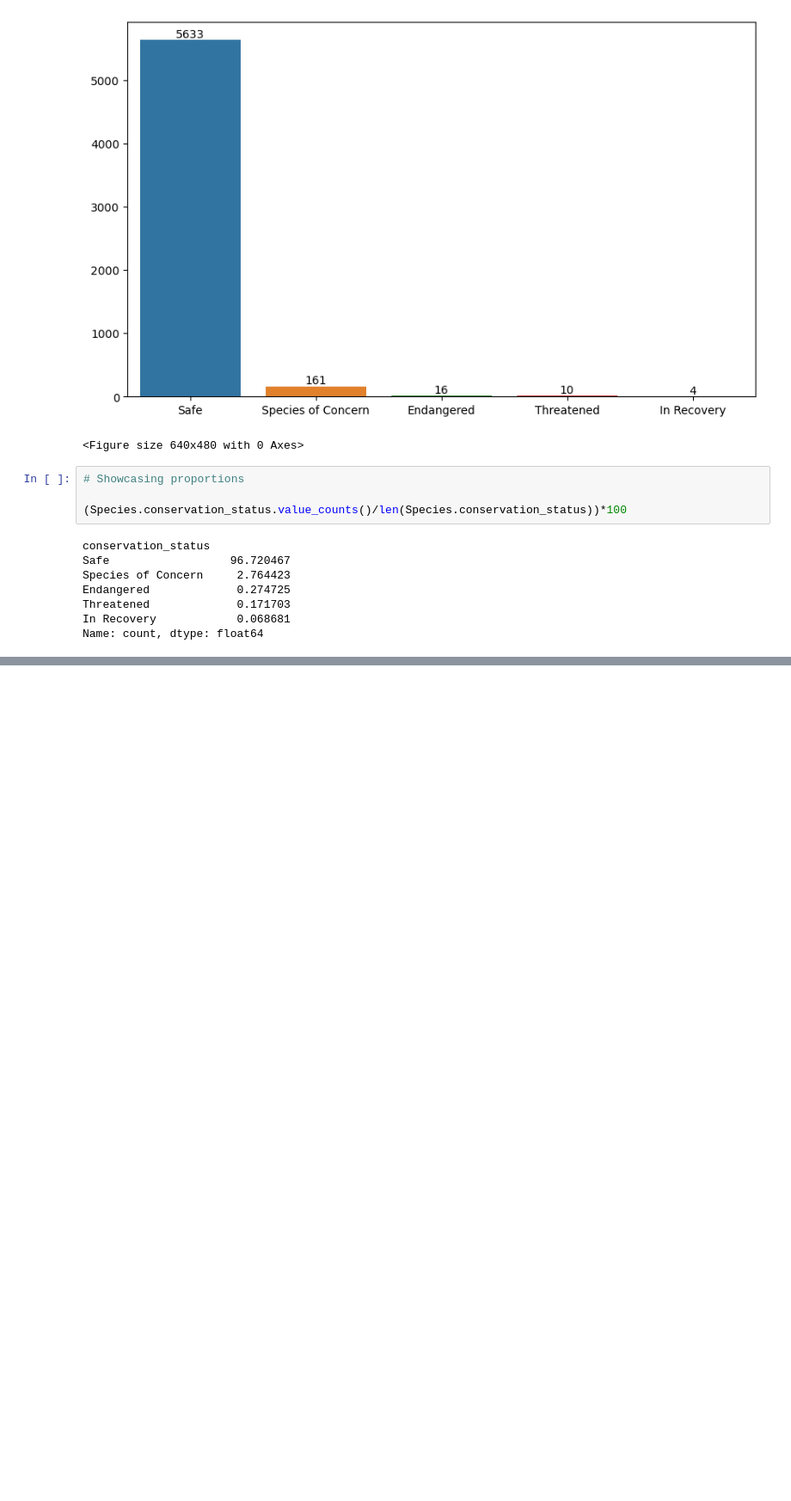
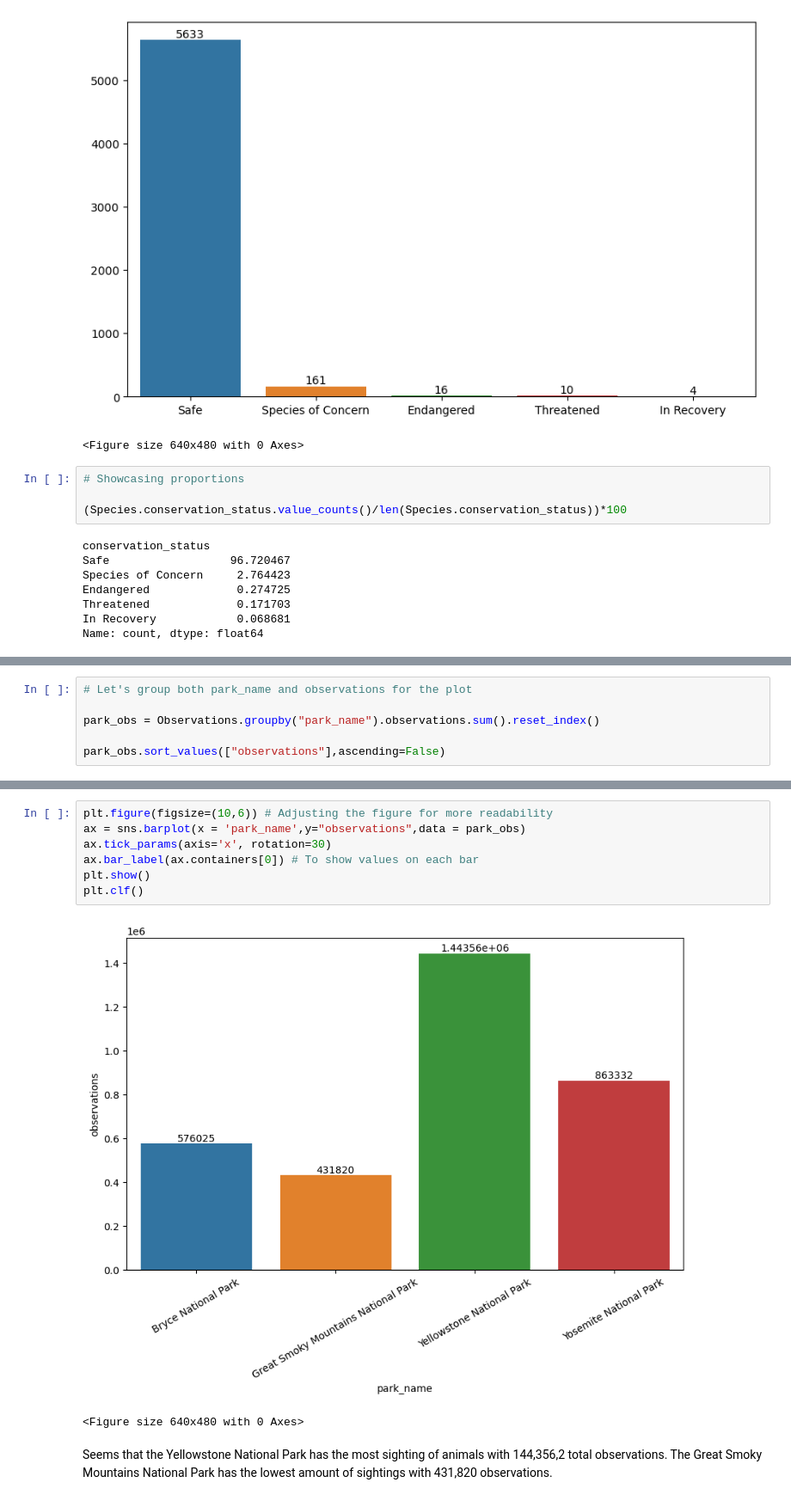
Before and after one commit to YSKAA423/Biodiversity-in-National-Parks, a Jupyter notebook: biodiversity.ipynb, the cells around one changed output, grey strips where cells are left out. Shown: that part at 86% size. Drawn from its saved outputs; the diff is of its cells as text; blank space fills up the shorter version.

```diff
--- a/biodiversity.ipynb
+++ b/biodiversity.ipynb
@@ -187,0 +290,6 @@ Name: count, dtype: float64
+# %%
+# Let's group both park_name and observations for the plot
+
+park_obs = Observations.groupby("park_name").observations.sum().reset_index()
+
+park_obs.sort_values(["observations"],ascending=False)
@@ -187,0 +302,12 @@ Name: count, dtype: float64
+# %%
+plt.figure(figsize=(10,6)) # Adjusting the figure for more readability
+ax = sns.barplot(x = 'park_name',y="observations",data = park_obs)
+ax.tick_params(axis='x', rotation=30)
+ax.bar_label(ax.containers[0]) # To show values on each bar
+plt.show()
+plt.clf()
+# %% [output]
+[figure, added]
+<Figure size 640x480 with 0 Axes>
+# %% [markdown]
+Seems that the Yellowstone National Park has the most sighting of animals with 144,356,2 total observations. The Great Smoky Mountains National Park has the lowest amount of sightings with 431,820 observations.
```
Also changed, not shown: parts of 16 cells of this notebook.
